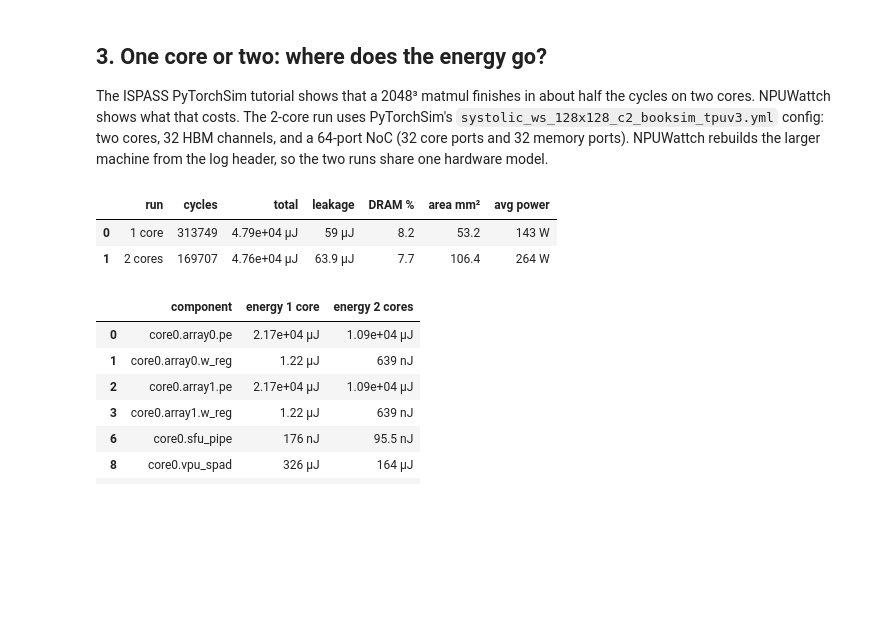
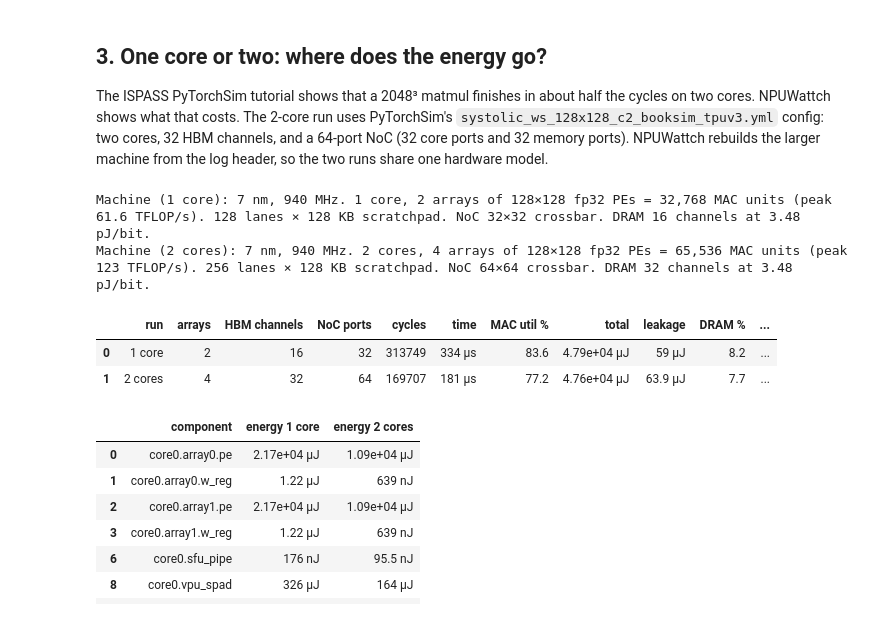
Before and after one commit to yonseicasl/NPUWattch, a Jupyter notebook: tutorial/hands_on/02_pytorchsim_workloads.ipynb, the cells around one changed output. Saved outputs shown, nothing was run; the diff lists cells and outputs as text; code cells hidden in the pictures; blank space fills up the shorter version.

```diff
--- a/tutorial/hands_on/02_pytorchsim_workloads.ipynb
+++ b/tutorial/hands_on/02_pytorchsim_workloads.ipynb
@@ -194,18 +212,22 @@ ports). NPUWattch rebuilds the larger
 machine from the log header, so the two runs share one hardware model.
 # %%
 one, two = reps["matmul 2048³ 1 core"], reps["matmul 2048³ 2 cores"]
-pd.DataFrame([
-    {"run": "1 core", "cycles": one["windows"][0]["cycles"], "total": one["totals"]["energy_str"],
-     "leakage": one["totals"]["leak_str"], "DRAM %": round(one["npu_dram_split"]["dram_pct"], 1),
-     "area mm²": round(one["totals"]["area_mm2"], 1), "avg power": one["totals"]["avg_power_str"]},
-    {"run": "2 cores", "cycles": two["windows"][0]["cycles"], "total": two["totals"]["energy_str"],
-     "leakage": two["totals"]["leak_str"], "DRAM %": round(two["npu_dram_split"]["dram_pct"], 1),
-     "area mm²": round(two["totals"]["area_mm2"], 1), "avg power": two["totals"]["avg_power_str"]},
-])
+machine_card(one, "1 core")
+machine_card(two, "2 cores")
+def core_row(name, rep):
+    return {"run": name, "arrays": tree_count(rep, "pe") // 16384, "HBM channels": tree_count(rep, "dram_chan"),
+            "NoC ports": int(re.search(r"net_inputs=(\d+)", tree_label(rep, "icnt_xbar")).group(1)),
+            "cycles": rep["windows"][0]["cycles"], "time": rep["totals"]["exec_time_str"], "MAC util %": mac_utilization(rep),
+            "total": rep["totals"]["energy_str"], "leakage": rep["totals"]["leak_str"],
+            "DRAM %": round(rep["npu_dram_split"]["dram_pct"], 1),
+            "area mm²": round(rep["totals"]["area_mm2"], 1), "avg power": rep["totals"]["avg_power_str"]}
+pd.DataFrame([core_row("1 core", one), core_row("2 cores", two)])
 # %% [output]
+Machine (1 core): 7 nm, 940 MHz. 1 core, 2 arrays of 128×128 fp32 PEs = 32,768 MAC units (peak 61.6 TFLOP/s). 128 lanes × 128 KB scratchpad. NoC 32×32 crossbar. DRAM 16 channels at 3.48 pJ/bit.
+Machine (2 cores): 7 nm, 940 MHz. 2 cores, 4 arrays of 128×128 fp32 PEs = 65,536 MAC units (peak 123 TFLOP/s). 256 lanes × 128 KB scratchpad. NoC 64×64 crossbar. DRAM 32 channels at 3.48 pJ/bit.
-|  | run | cycles | total | leakage | DRAM % | area mm² | avg power |
-| 0 | 1 core | 313749 | 4.79e+04 µJ | 59 µJ | 8.2 | 53.2 | 143 W |
-| 1 | 2 cores | 169707 | 4.76e+04 µJ | 63.9 µJ | 7.7 | 106.4 | 264 W |
+|  | run | arrays | HBM channels | NoC ports | cycles | time | MAC util % | total | leakage | DRAM % | ... |
+| 0 | 1 core | 2 | 16 | 32 | 313749 | 334 µs | 83.6 | 4.79e+04 µJ | 59 µJ | 8.2 | ... |
+| 1 | 2 cores | 4 | 32 | 64 | 169707 | 181 µs | 77.2 | 4.76e+04 µJ | 63.9 µJ | 7.7 | ... |
 # %%
 cmp = pd.merge(components_df(one)[["component", "energy"]], components_df(two)[["component", "energy"]],
                on="component", how="outer", suffixes=(" 1 core", " 2 cores"))
```
Also changed, not shown: parts of 14 cells of this notebook, 43 other files.
